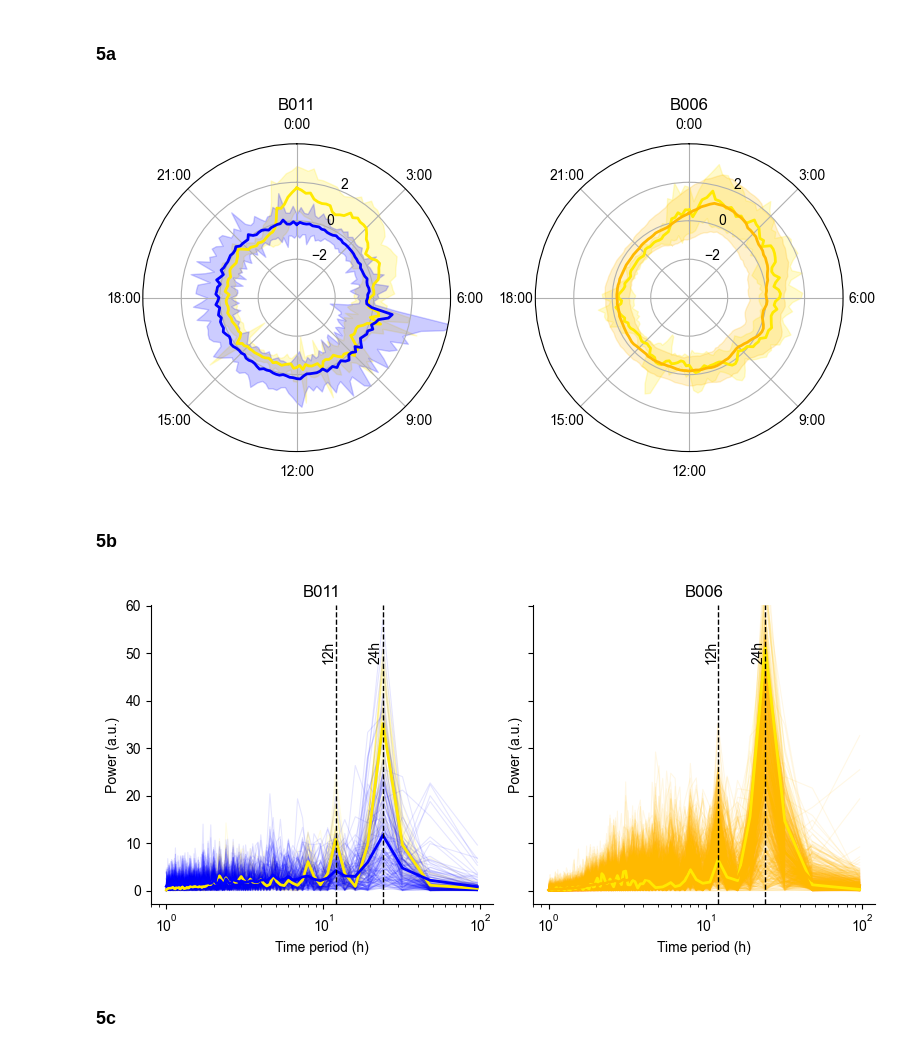
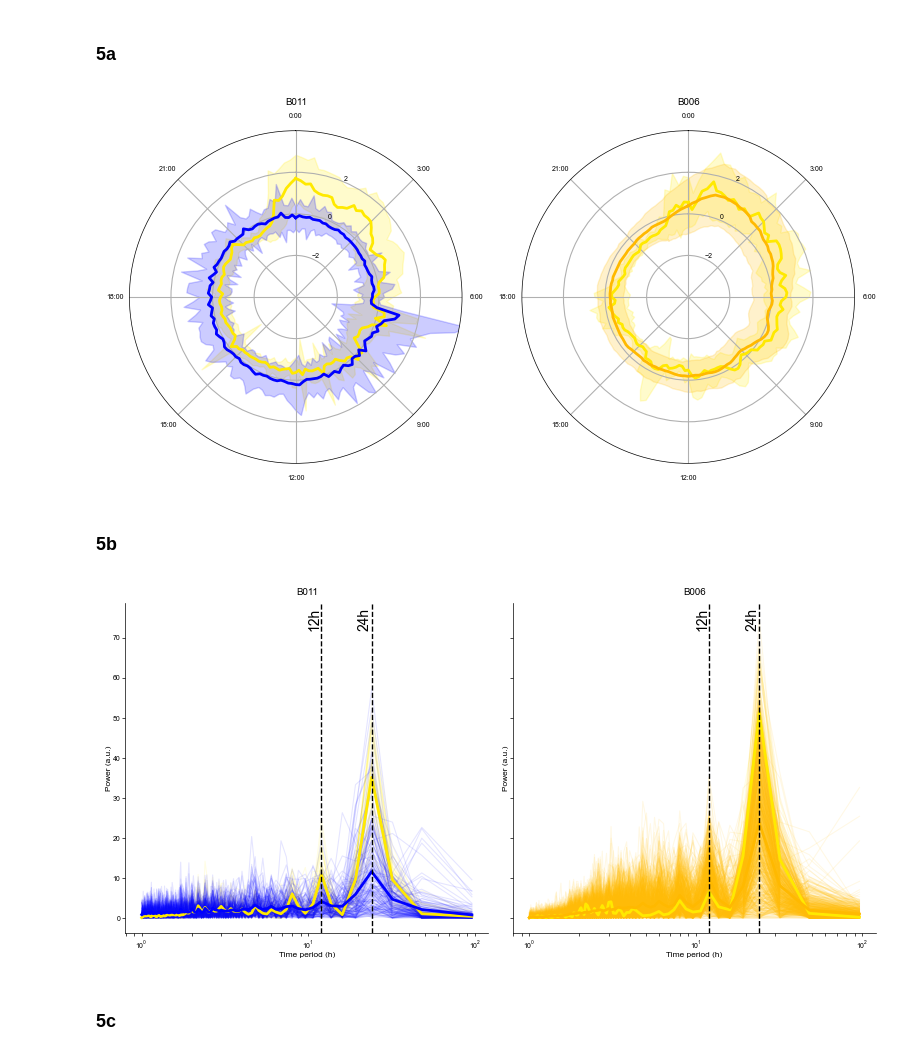
Before and after one commit to ProvenzaLab/PerceptPredictability, a Jupyter notebook: process_data.ipynb, the cells around one changed output. Cells and saved outputs as stored; diff of their text form; code cells hidden in the pictures.

```diff
--- a/process_data.ipynb
+++ b/process_data.ipynb
@@ -23,6 +23,7 @@ from matplotlib.transforms import Bbox
 from matplotlib.lines import Line2D
 import matplotlib.colors as mcolors
 
+import re
 import json
 from pathlib import Path
 import yaml
@@ -48,16 +49,11 @@ import re
 from statsmodels.stats.multitest import multipletests
 import statsmodels.formula.api as smf
 import warnings
-import statsmodels.formula.api as smf
 
 warnings.filterwarnings('ignore')
 
 pd.set_option('display.max_rows', 144)
 pd.set_option('display.max_colwidth', None)
 
-plt.rcParams['svg.fonttype'] = 'none'
-mpl.rcParams['font.family'] = 'sans-serif'
-mpl.rcParams['font.sans-serif'] = ['Arial']
-
 %load_ext autoreload
 %autoreload 2
@@ -658,7 +708,7 @@ for i, response_status in enumerate(['Responder', 'Non-Responder', 'Unknown']):
             neff_stats = welch_stats_with_effect_size(predbs_vals.values, postdbs_vals.values, neff_predbs_total, neff_postdbs_total)
         else:
             neff_stats = dict(_NAN_STATS)
-        ax.text(i, bins[-1], get_asterisk_str(neff_stats['p_val']), ha='center', va='top')
+        ax.text(i, bins[-2], get_asterisk_str(neff_stats['p_val']), ha='center', va='top')
     else:
         raw_stats = dict(_NAN_STATS)
         neff_stats = dict(_NAN_STATS)
@@ -677,6 +727,7 @@ ax.set(
 )
 
 fig.tight_layout()
+plt.savefig('figures/2b.svg', bbox_inches='tight', pad_inches=0)
 plt.show()
 
 pooled_df = pd.DataFrame(pooled_results_dict)
@@ -904,7 +957,7 @@ hex_codes = [mpl.colors.to_hex(cmap(pos)) for pos in positions]
 
 get_model_features = [lambda w: f'left_R2_rolling_avg_{w}d', lambda w: f'left_delta_R2_rolling_avg_{w}d']
 model_results_subfolders = ['R2_results', 'delta_R2_results']
-for get_model_feature, model_results_subfolder, op in zip(get_model_features, model_results_subfolders, operating_points):
+for i, (get_model_feature, model_results_subfolder, op) in enumerate(zip(get_model_features, model_results_subfolders, operating_points)):
     boxplot_fig, boxplot_axs = plt.subplots(ncols=2, figsize=(15,5))
     roc_fig, roc_ax = plt.subplots(figsize=(4.2, 4.2))
     conf_mat_fig, conf_mat_axs = plt.subplots(ncols=2, figsize=(8,4))
@@ -919,5 +972,8 @@ for get_model_feature, model_results_subfolder, op in zip(get_model_features, mo
 
     [ax.spines[['right', 'top']].set_visible(False) for ax in boxplot_axs]
 
+    boxplot_fig.savefig(f'figures/3{chr(ord("a") + i*4)}_{chr(ord("b") + i*4)}.svg', bbox_inches='tight', pad_inches=0)
+    roc_fig.savefig(f'figures/3{chr(ord("c") + i*4)}.svg', bbox_inches='tight', pad_inches=0)
+    conf_mat_fig.savefig(f'figures/3{chr(ord("d") + i*4)}.svg', bbox_inches='tight', pad_inches=0)
     plt.show()
 # %% [output]
@@ -1470,10 +1526,9 @@ for i, pt_id in enumerate(['B011', 'B006']):
     postdbs_means = postdbs_groups['lfp_left_OvER_interpolate_z_scored'].mean().values
     postdbs_stds = postdbs_groups['lfp_left_OvER_interpolate_z_scored'].std().values
 
-    theta = np.linspace(0, 2 * np.pi, len(predbs_means), endpoint=False)
+    theta = np.linspace(0, 2 * np.pi, len(predbs_means)+1, endpoint=True)
 
-    # Wrap around theta and all the means and stds so that the polar plot is continuous
-    theta = np.concatenate([theta, [theta[0]]])
+    # Wrap around all the means and stds so that the polar plot is continuous
     predbs_means = np.concatenate([predbs_means, [predbs_means[0]]])
     predbs_stds = np.concatenate([predbs_stds, [predbs_stds[0]]])
     postdbs_means = np.concatenate([postdbs_means, [postdbs_means[0]]])
@@ -1497,9 +1552,10 @@ axs[0].set_title('B011')
 axs[1].set_title('B006')
 
 fig.tight_layout()
+fig.savefig('figures/5a.svg', bbox_inches='tight', pad_inches=0)
 plt.show()
 # %% [output]
-[figure, old version]
+[figure, new version]
 # %% [markdown]
 ### 5b
 # %%
@@ -1535,26 +1591,31 @@ spectra = {pt: list(day_spectra(g.sort_values("dummy_timestamp")))
 # %%
 fig, axs = plt.subplots(ncols=2, figsize=(8, 4), sharey=True)
 for ax, pt_id in zip(axs, ["B011", "B006"]):
     windows = spectra[pt_id]
     periods = windows[0][1]
     by_state = {}
     for state, _, pxx in windows:
         ax.plot(periods, pxx, color=COL_PAL[state], alpha=0.1, lw=0.8)
         by_state.setdefault(state, []).append(pxx)
     for state, stack in by_state.items():
         ax.plot(periods, np.nanmean(stack, axis=0), color=COL_PAL[state], lw=2, label=state)
 
-    ylim = ax.get_ylim()
     for period in (12, 24):
         ax.axvline(period, ls="--", color="k", lw=1)
-        ax.text(period, ylim[1]-10, f"{period}h", ha="right", va="center", rotation=90)
-    ax.set(xscale="log", xlabel="Time period (h)", ylabel="Power (a.u.)", title=pt_id, ylim=ylim)
+        ax.text(period, 0.95, f"{period}h", ha="right", va="center", rotation=90, transform=ax.get_xaxis_transform())
+    ax.set(
+        xscale="log",
+        xlabel="Time period (h)",
+        ylabel="Power (a.u.)",
+        title=pt_id
+    )
     ax.spines[["top", "right"]].set_visible(False)
 
 fig.tight_layout()
+fig.savefig('figures/5b.svg', bbox_inches='tight', pad_inches=0)
 plt.show()
 # %% [output]
-[figure, old version]
+[figure, new version]
 # %% [markdown]
 ### 5c
 # %%
```
Also changed, not shown: parts of 20 cells of this notebook, 3 other files.
